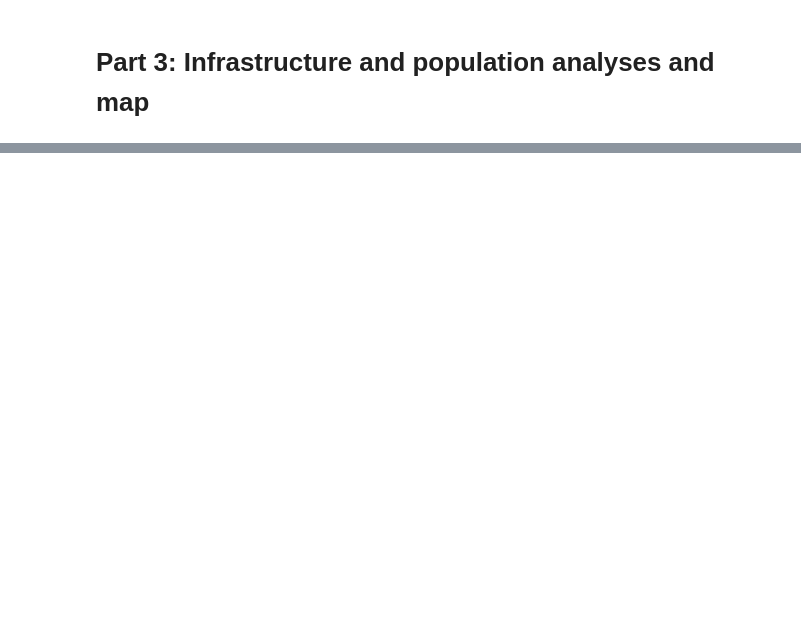
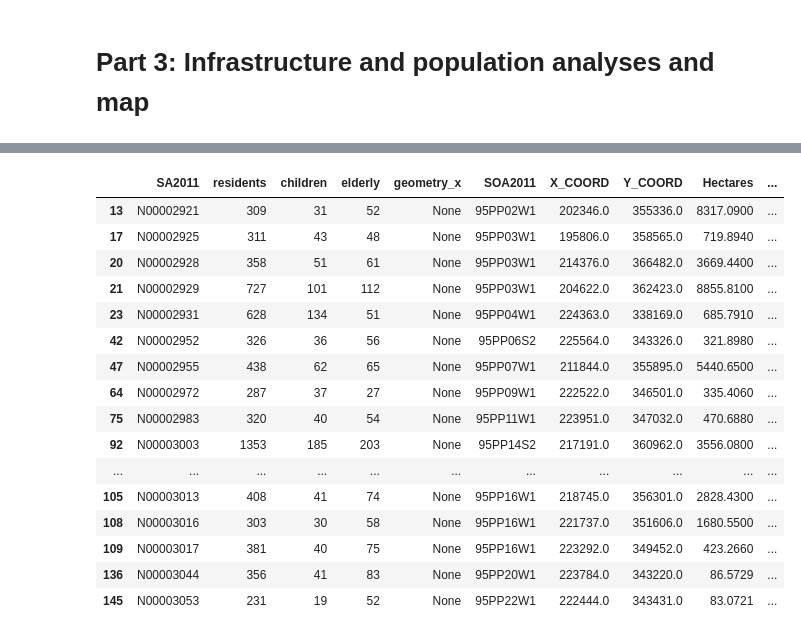
Before and after one commit to fd1807/EGM722_Project, a Jupyter notebook: Project_EGM722.ipynb, the cells around one changed output, grey strips where cells are left out. Cells and saved outputs as stored; diff of their text form; code cells hidden in the pictures; blank space fills up the shorter version.

```diff
--- a/Project_EGM722.ipynb
+++ b/Project_EGM722.ipynb
@@ -262,4 +382,21 @@ sa_flooded.loc[(sa_flooded['per_elderly']>= sa_flooded['per_elderly'].mean())&(s
 # %%
-# Show which Small Area has a low population density but a high percentage of children or a high percentage of elderly by removing the #
-sa_flooded.loc[(sa_flooded['pop_density']<= sa_flooded['pop_density'].mean())&(sa_flooded['per_children']>= sa_flooded['per_children'].mean())]
-#sa_flooded.loc[(sa_flooded['pop_density']<= sa_flooded['pop_density'].mean())&(sa_flooded['per_elderly']>= sa_flooded['per_elderly'].mean())]
+# Show which Small Area has a low population density but a high percentage of children or a high percentage of elderly
+sa_flooded.loc[(sa_flooded['pop_density']<= sa_flooded['pop_density'].mean())&((sa_flooded['per_children']>= sa_flooded['per_children'].mean())|(sa_flooded['per_elderly']>= sa_flooded['per_elderly'].mean()))]
+# %% [output]
+|  | SA2011 | residents | children | elderly | geometry_x | SOA2011 | X_COORD | Y_COORD | Hectares | ... |
+| 13 | N00002921 | 309 | 31 | 52 | None | 95PP02W1 | 202346.0 | 355336.0 | 8317.0900 | ... |
+| 17 | N00002925 | 311 | 43 | 48 | None | 95PP03W1 | 195806.0 | 358565.0 | 719.8940 | ... |
+| 20 | N00002928 | 358 | 51 | 61 | None | 95PP03W1 | 214376.0 | 366482.0 | 3669.4400 | ... |
+| 21 | N00002929 | 727 | 101 | 112 | None | 95PP03W1 | 204622.0 | 362423.0 | 8855.8100 | ... |
+| 23 | N00002931 | 628 | 134 | 51 | None | 95PP04W1 | 224363.0 | 338169.0 | 685.7910 | ... |
+| 42 | N00002952 | 326 | 36 | 56 | None | 95PP06S2 | 225564.0 | 343326.0 | 321.8980 | ... |
+| 47 | N00002955 | 438 | 62 | 65 | None | 95PP07W1 | 211844.0 | 355895.0 | 5440.6500 | ... |
+| 64 | N00002972 | 287 | 37 | 27 | None | 95PP09W1 | 222522.0 | 346501.0 | 335.4060 | ... |
+| 75 | N00002983 | 320 | 40 | 54 | None | 95PP11W1 | 223951.0 | 347032.0 | 470.6880 | ... |
+| 92 | N00003003 | 1353 | 185 | 203 | None | 95PP14S2 | 217191.0 | 360962.0 | 3556.0800 | ... |
+| ... | ... | ... | ... | ... | ... | ... | ... | ... | ... | ... |
+| 105 | N00003013 | 408 | 41 | 74 | None | 95PP16W1 | 218745.0 | 356301.0 | 2828.4300 | ... |
+| 108 | N00003016 | 303 | 30 | 58 | None | 95PP16W1 | 221737.0 | 351606.0 | 1680.5500 | ... |
+| 109 | N00003017 | 381 | 40 | 75 | None | 95PP16W1 | 223292.0 | 349452.0 | 423.2660 | ... |
+| 136 | N00003044 | 356 | 41 | 83 | None | 95PP20W1 | 223784.0 | 343220.0 | 86.5729 | ... |
+| 145 | N00003053 | 231 | 19 | 52 | None | 95PP22W1 | 222444.0 | 343431.0 | 83.0721 | ... |
```
Also changed, not shown: parts of 19 cells of this notebook, 3 other files.
